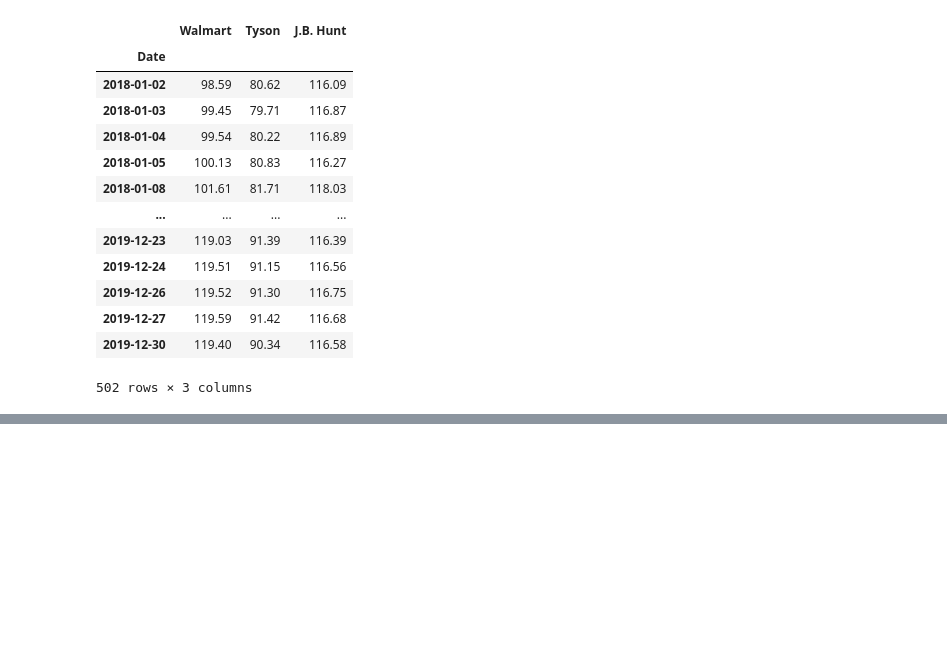
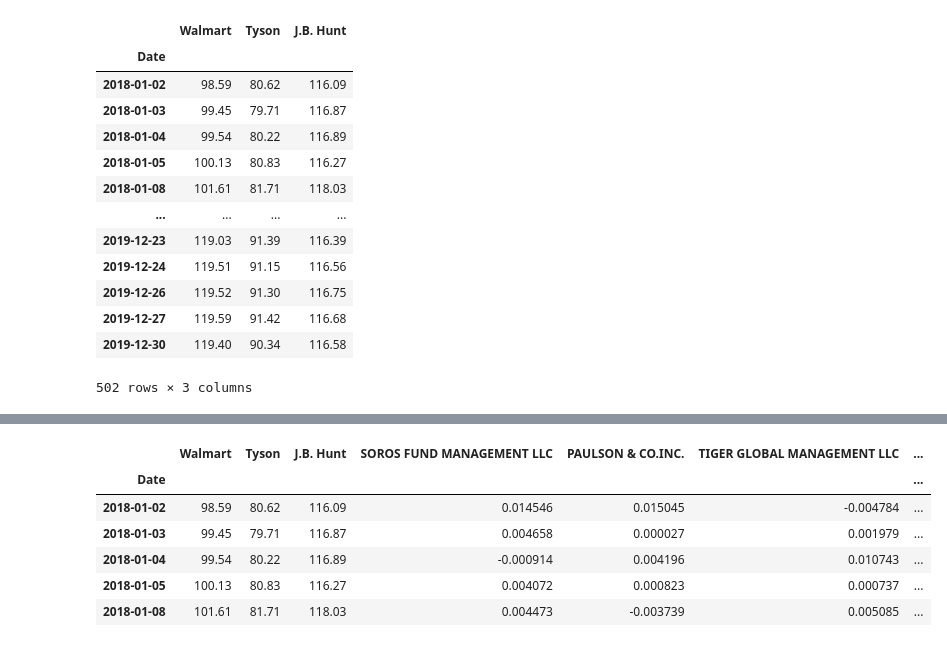
Before and after one commit to campbell8081/Unit04-PandasHW, a Jupyter notebook: whaleportfolio.ipynb, the cells around one changed output, grey strips where cells are left out. Saved outputs shown, nothing was run; the diff lists cells and outputs as text; code cells hidden in the pictures; blank space fills up the shorter version.

Commit message:
combined portfolios

```diff
--- a/whaleportfolio.ipynb
+++ b/whaleportfolio.ipynb
@@ -371,0 +386,4 @@ combined_stock_data
+# %%
+# Drop nulls
+combined_stock_data.dropna(inplace=True)
+combined_stock_data.head()
@@ -371,0 +415,12 @@ combined_stock_data
+# %%
+# Add your "Custom" portfolio to the larger datafram of fund returns
+all_stock_data = pd.concat([combined_stock_data, column_appended_data], axis="columns", join="inner")
+all_stock_data.head()
+# %% [output]
+|  | Walmart | Tyson | J.B. Hunt | SOROS FUND MANAGEMENT LLC | PAULSON & CO.INC. | TIGER GLOBAL MANAGEMENT LLC | ... |
+| Date |  |  |  |  |  |  | ... |
+| 2018-01-02 | 98.59 | 80.62 | 116.09 | 0.014546 | 0.015045 | -0.004784 | ... |
+| 2018-01-03 | 99.45 | 79.71 | 116.87 | 0.004658 | 0.000027 | 0.001979 | ... |
+| 2018-01-04 | 99.54 | 80.22 | 116.89 | -0.000914 | 0.004196 | 0.010743 | ... |
+| 2018-01-05 | 100.13 | 80.83 | 116.27 | 0.004072 | 0.000823 | 0.000737 | ... |
+| 2018-01-08 | 101.61 | 81.71 | 118.03 | 0.004473 | -0.003739 | 0.005085 | ... |
```
Also changed, not shown: parts of 8 cells of this notebook.
